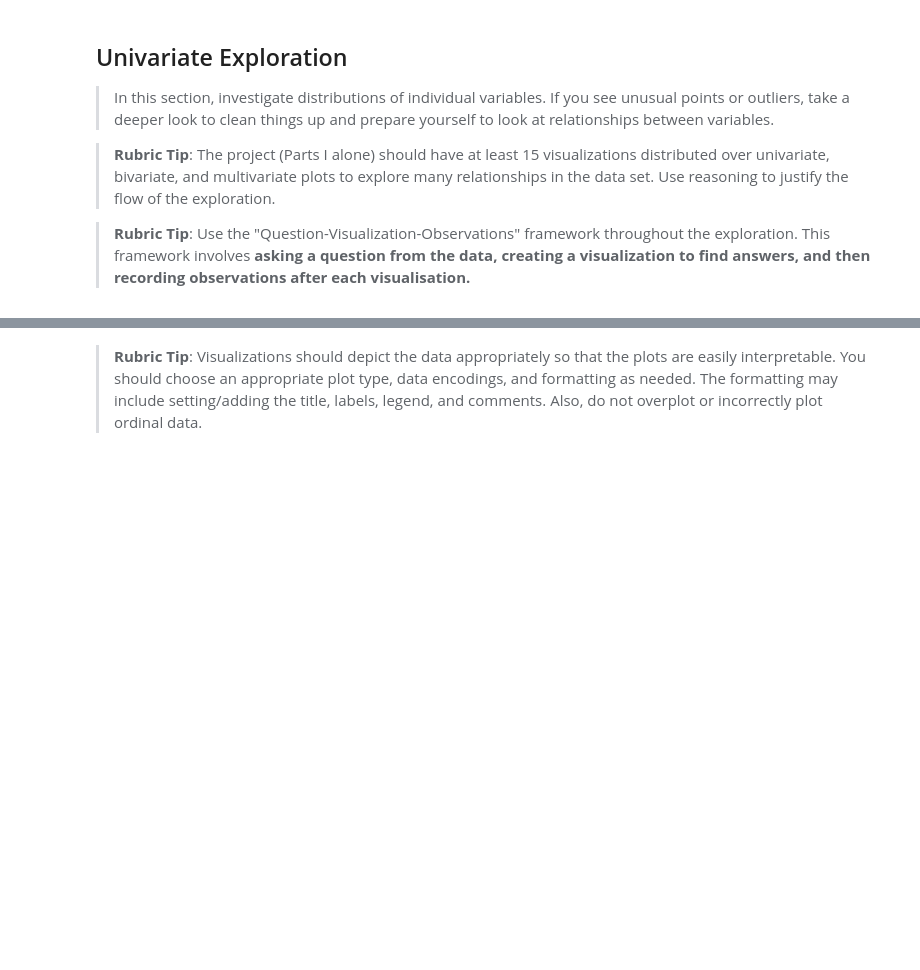
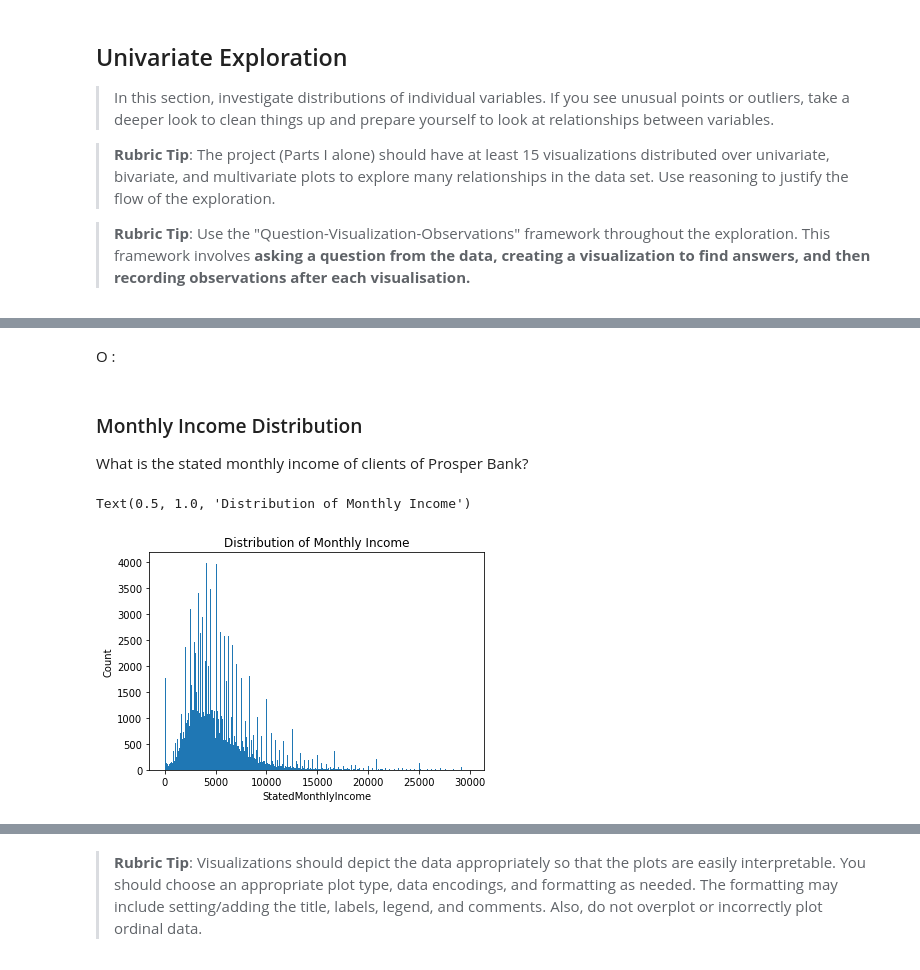
Before and after one commit to andisiambuku/Loans-Analysis-Project, a Jupyter notebook: Part_I_exploration_template.ipynb, the cells around one changed output, grey strips where cells are left out. Cells and saved outputs as stored; diff of their text form; code cells hidden in the pictures; blank space fills up the shorter version.

```diff
--- a/Part_I_exploration_template.ipynb
+++ b/Part_I_exploration_template.ipynb
@@ -222,0 +250,14 @@ and prepare yourself to look at relationships between variables.
+# %% [markdown]
+O :
+# %% [markdown]
+### Monthly Income Distribution
+What is the stated monthly income of clients of Prosper Bank?
+# %%
+smi_bins = np.arange(0,30000,100)
+plt.hist(data = df_loans, x = 'StatedMonthlyIncome',bins=smi_bins);
+plt.xlabel('StatedMonthlyIncome')
+plt.ylabel('Count')
+plt.title('Distribution of Monthly Income')
+# %% [output]
+Text(0.5, 1.0, 'Distribution of Monthly Income')
+[figure, added]
```
Also changed, not shown: parts of 63 cells of this notebook, 1 other file.
